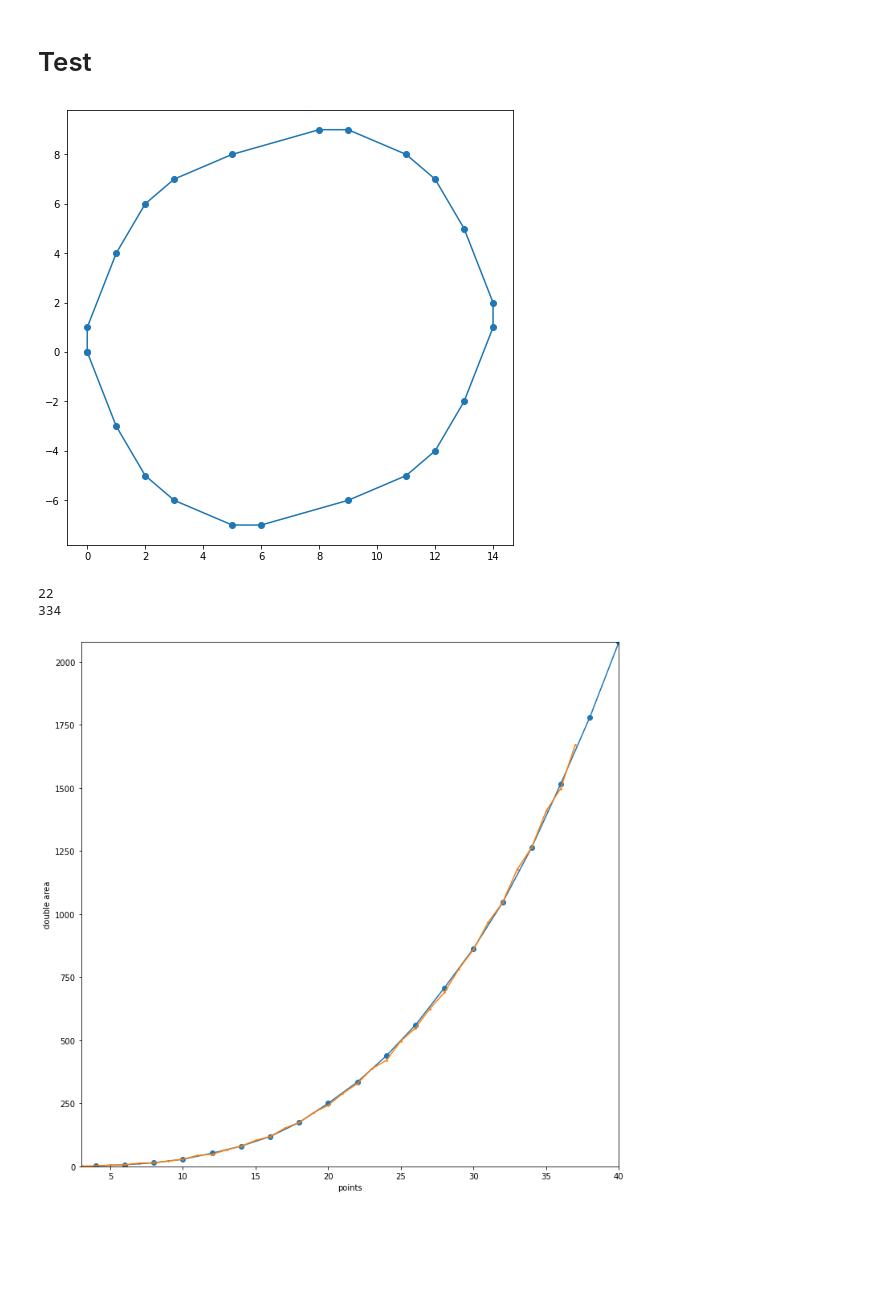
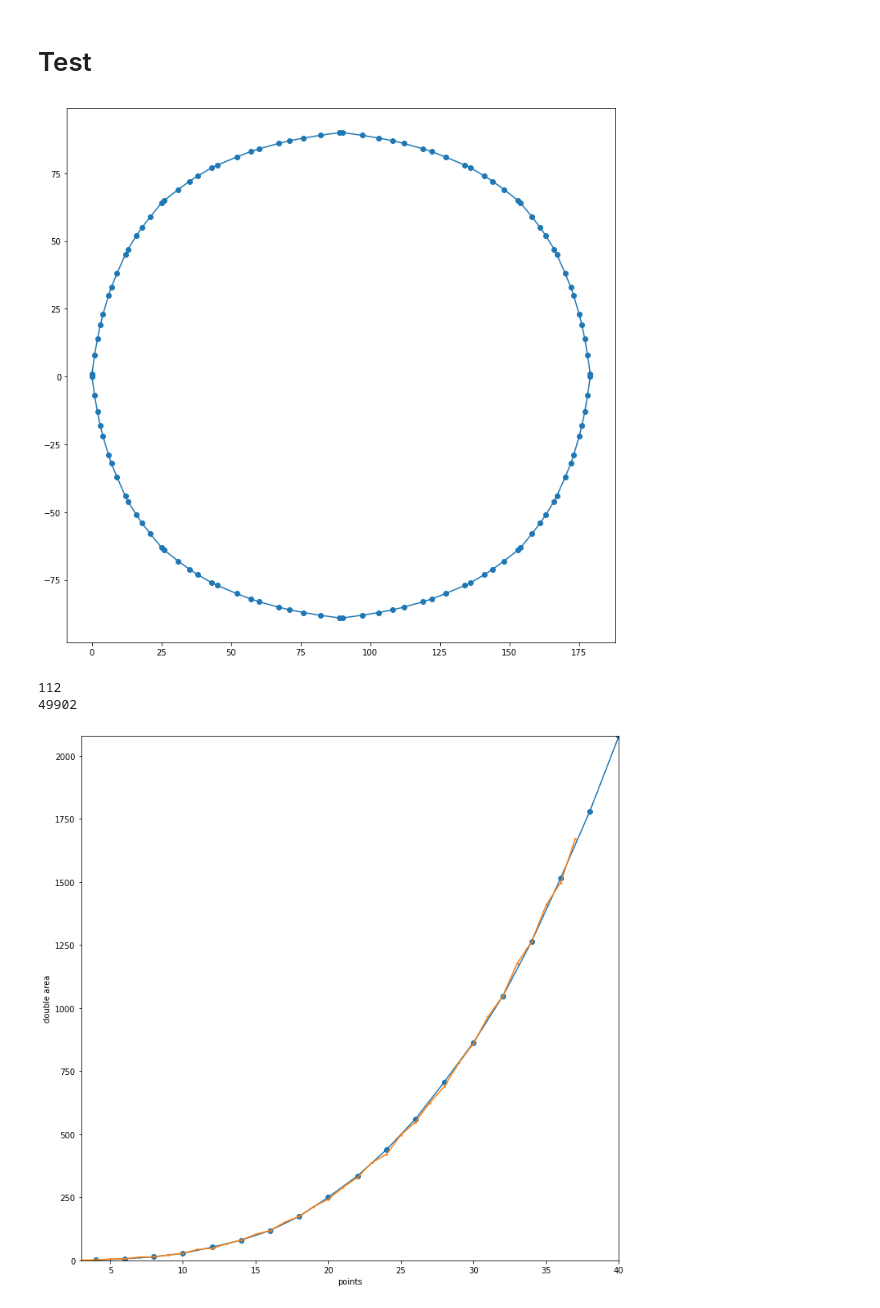
Before and after one commit to arrmansa/smallest-area-of-a-convex-grid-polygon, a Jupyter notebook: choose small vectors.ipynb, the cells around one changed output. Saved outputs shown, nothing was run; the diff lists cells and outputs as text; code cells hidden in the pictures; blank space fills up the shorter version.

```diff
--- a/choose small vectors.ipynb
+++ b/choose small vectors.ipynb
@@ -70,20 +90,21 @@ def doublearea(points):
 # Test
 # %%
 import matplotlib.pyplot as plt
-plt.rcParams['figure.figsize'] = [8, 8]
-shape = get_shape(22)
+plt.rcParams['figure.figsize'] = [12, 12]
+shape = get_shape(112)
 i,j = zip(*shape)
 i = list(i) + [i[0]]
 j = list(j) + [j[0]]
 plt.plot(i,j)
 plt.scatter(i,j)
 plt.show()
 print(len(shape))
 print(doublearea(shape))
+#print(shape)
 # %% [output]
-[figure, old version]
+[figure, new version]
-22
-334
+112
+49902
 # %%
 length_area_dict = {len(shape): doublearea(shape) for shape in map(get_shape, range(4,50,2))}
 # %%
```
Also changed, not shown: parts of 8 cells of this notebook.
